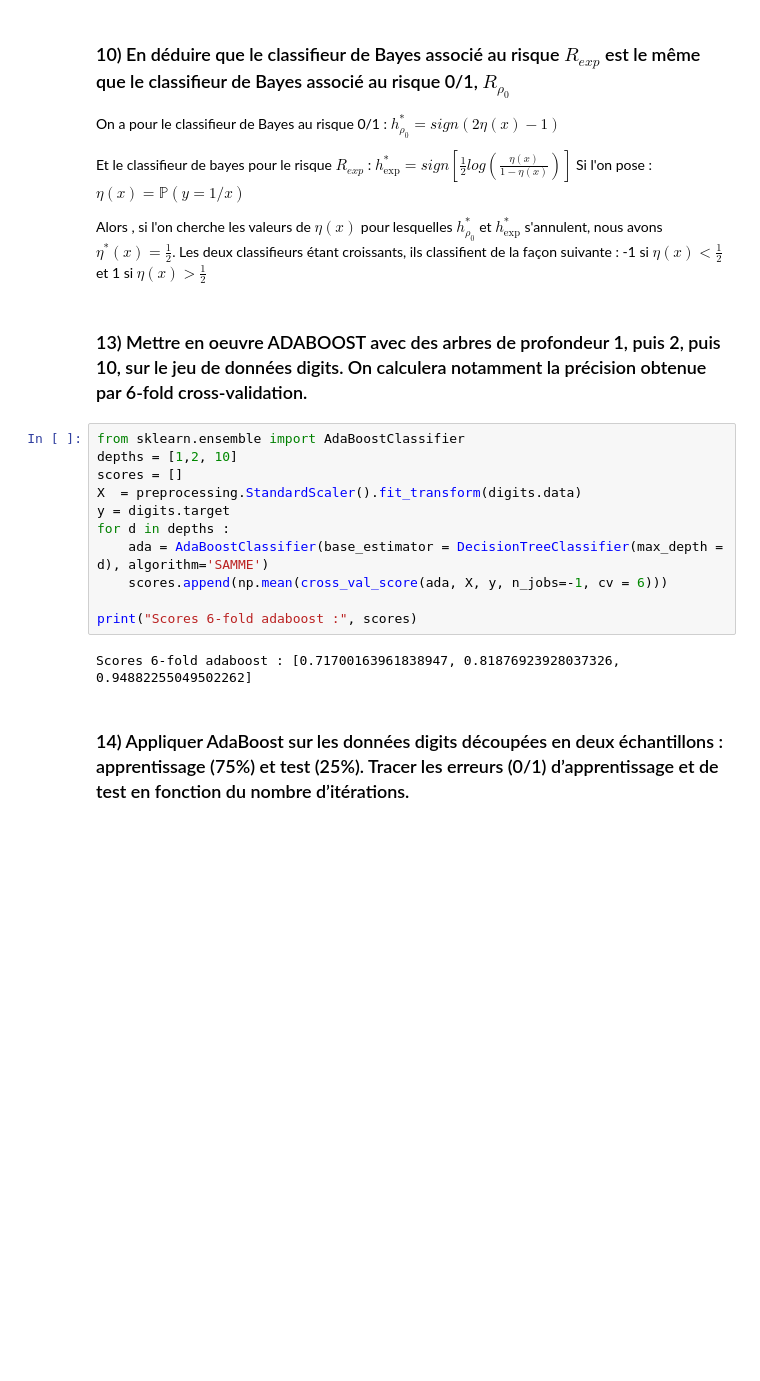
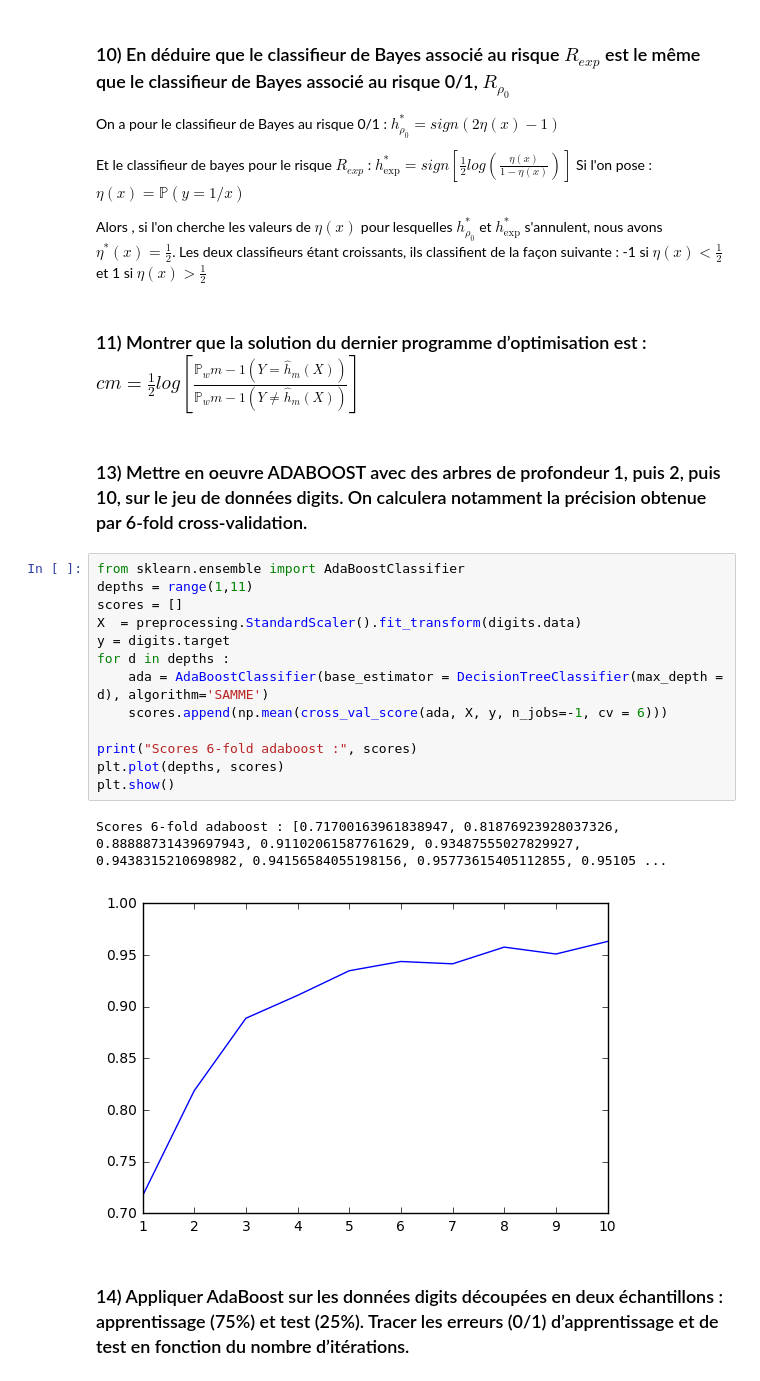
Before and after one commit to rvi008/ensembles, a Jupyter notebook: ensembles.ipynb, the cells around one changed output. Cells and saved outputs as stored; diff of their text form; blank space fills up the shorter version.

```diff
--- a/ensembles.ipynb
+++ b/ensembles.ipynb
@@ -325,20 +325,25 @@ $ h^{*}_{\exp} = sign[ \frac{1}{2} log(\frac{\eta(x)}{1-\eta(x)})]$
 Si l'on pose :  $\eta(x) = \mathbb{P}(y=1/x) $
 
 Alors , si l'on cherche les valeurs de $\eta(x)$ pour lesquelles $ h^{*}_{\rho_{0}}$ et  $h^{*}_{\exp}$ s'annulent, nous avons $\eta^{*}(x) = \frac{1}{2}$. Les deux classifieurs étant croissants, ils classifient de la façon suivante : -1 si $\eta(x) < \frac{1}{2}$ et 1 si $\eta(x)> \frac{1}{2}$
+# %% [markdown]
+### 11) Montrer que la solution du dernier programme d’optimisation est : $cm = \frac{1}{2}  log[\frac{\mathbb{P}_{w}{m-1}(Y = \hat{h} _{m}(X))} {\mathbb{P}_{w}{m-1}(Y \neq{} \hat{h} _{m}(X)) }]$
 # %% [markdown]
 ### 13) Mettre en oeuvre ADABOOST avec des arbres de profondeur 1, puis 2, puis 10, sur le jeu de données digits. On calculera notamment la précision obtenue par 6-fold cross-validation.
 # %%
 from sklearn.ensemble import AdaBoostClassifier
-depths = [1,2, 10]
+depths = range(1,11)
 scores = []
 X  = preprocessing.StandardScaler().fit_transform(digits.data)
 y = digits.target
 for d in depths :
     ada = AdaBoostClassifier(base_estimator = DecisionTreeClassifier(max_depth = d), algorithm='SAMME')
     scores.append(np.mean(cross_val_score(ada, X, y, n_jobs=-1, cv = 6)))
 
 print("Scores 6-fold adaboost :", scores)
+plt.plot(depths, scores)
+plt.show()
 # %% [output]
-Scores 6-fold adaboost : [0.71700163961838947, 0.81876923928037326, 0.94882255049502262]
+Scores 6-fold adaboost : [0.71700163961838947, 0.81876923928037326, 0.88888731439697943, 0.91102061587761629, 0.93487555027829927, 0.9438315210698982, 0.94156584055198156, 0.95773615405112855, 0.95105 ...
+[figure, added]
 # %% [markdown]
 ### 14) Appliquer AdaBoost sur les données digits découpées en deux échantillons : apprentissage (75%) et test (25%). Tracer les erreurs (0/1) d’apprentissage et de test en fonction du nombre d’itérations.
```
Also changed, not shown: parts of 4 cells of this notebook.
